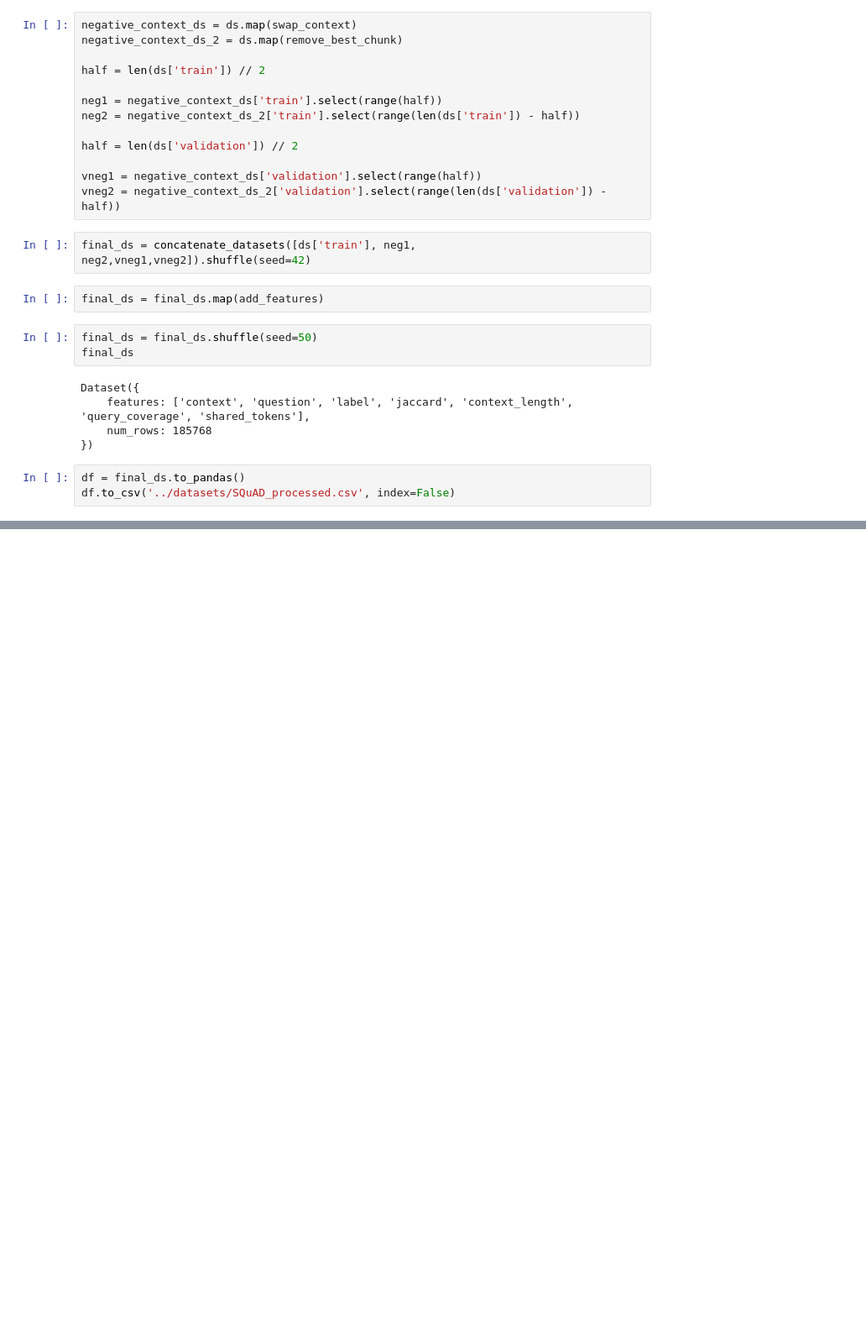
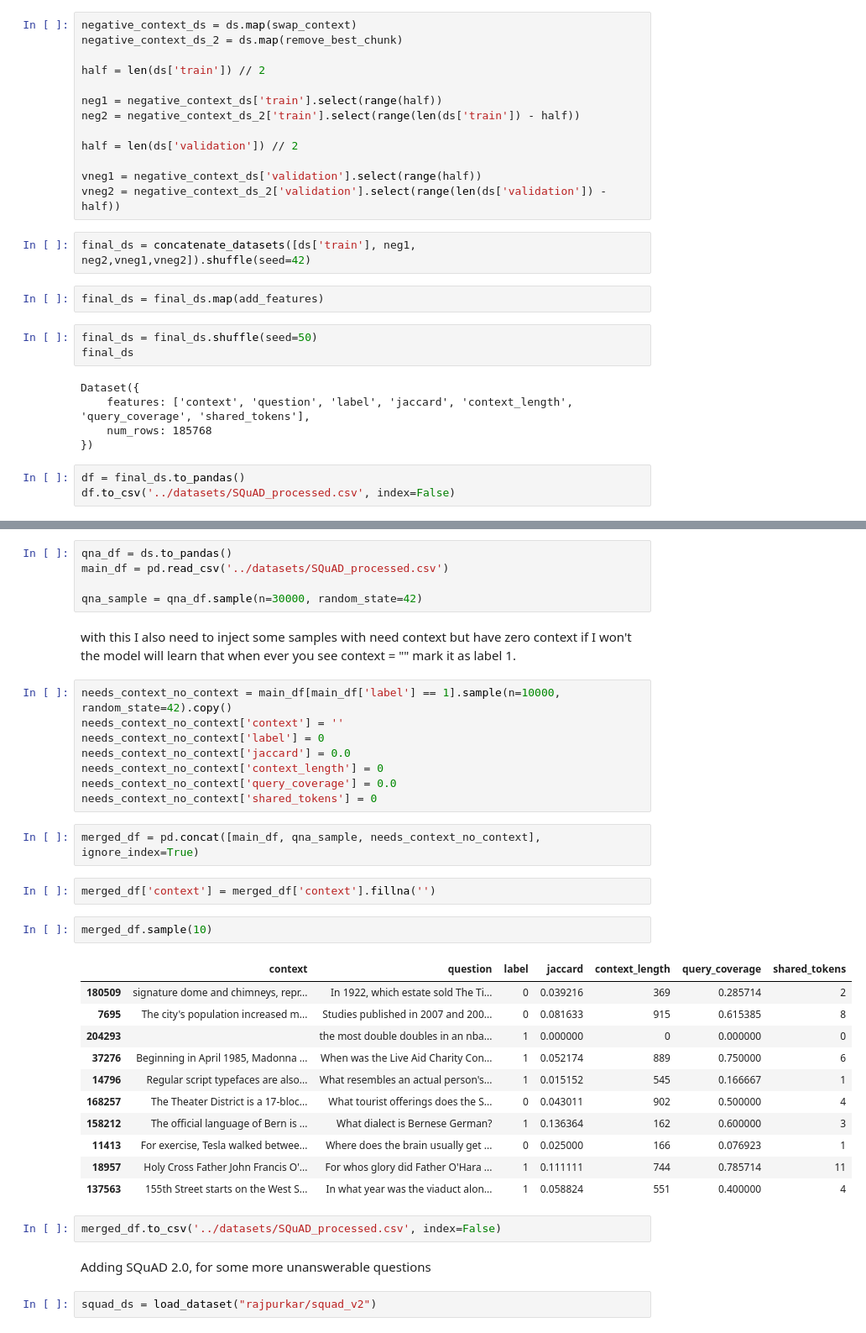
Before and after one commit to vallumadhu/Context-Valve, a Jupyter notebook: data_preprocessing/data.ipynb, the cells around one changed output, grey strips where cells are left out. Shown at 84% size. Cells and saved outputs as stored; diff of their text form; blank space fills up the shorter version.

Commit message:
expand dataset with NaturalQA + SQuAD2.0 for edge cases

```diff
--- a/data_preprocessing/data.ipynb
+++ b/data_preprocessing/data.ipynb
@@ -164,0 +197,39 @@ df.sample(5)
+# %%
+qna_df = ds.to_pandas()
+main_df = pd.read_csv('../datasets/SQuAD_processed.csv')
+
+qna_sample = qna_df.sample(n=30000, random_state=42)
+# %% [markdown]
+with this I also need to inject some samples with need context but have zero context if I won't the model will learn that when ever you see context = "" mark it as label 1.
+# %%
+needs_context_no_context = main_df[main_df['label'] == 1].sample(n=10000, random_state=42).copy()
+needs_context_no_context['context'] = ''
+needs_context_no_context['label'] = 0
+needs_context_no_context['jaccard'] = 0.0
+needs_context_no_context['context_length'] = 0
+needs_context_no_context['query_coverage'] = 0.0
+needs_context_no_context['shared_tokens'] = 0
+# %%
+merged_df = pd.concat([main_df, qna_sample, needs_context_no_context], ignore_index=True)
+# %%
+merged_df['context'] = merged_df['context'].fillna('')
+# %%
+merged_df.sample(10)
+# %% [output]
+|  | context | question | label | jaccard | context_length | query_coverage | shared_tokens |
+| 180509 | signature dome and chimneys, repr... | In 1922, which estate sold The Ti... | 0 | 0.039216 | 369 | 0.285714 | 2 |
+| 7695 | The city's population increased m... | Studies published in 2007 and 200... | 0 | 0.081633 | 915 | 0.615385 | 8 |
+| 204293 |  | the most double doubles in an nba... | 1 | 0.000000 | 0 | 0.000000 | 0 |
+| 37276 | Beginning in April 1985, Madonna ... | When was the Live Aid Charity Con... | 1 | 0.052174 | 889 | 0.750000 | 6 |
+| 14796 | Regular script typefaces are also... | What resembles an actual person's... | 1 | 0.015152 | 545 | 0.166667 | 1 |
+| 168257 | The Theater District is a 17-bloc... | What tourist offerings does the S... | 0 | 0.043011 | 902 | 0.500000 | 4 |
+| 158212 | The official language of Bern is ... | What dialect is Bernese German? | 1 | 0.136364 | 162 | 0.600000 | 3 |
+| 11413 | For exercise, Tesla walked betwee... | Where does the brain usually get ... | 0 | 0.025000 | 166 | 0.076923 | 1 |
+| 18957 | Holy Cross Father John Francis O'... | For whos glory did Father O'Hara ... | 1 | 0.111111 | 744 | 0.785714 | 11 |
+| 137563 | 155th Street starts on the West S... | In what year was the viaduct alon... | 1 | 0.058824 | 551 | 0.400000 | 4 |
+# %%
+merged_df.to_csv('../datasets/SQuAD_processed.csv', index=False)
+# %% [markdown]
+Adding SQuAD 2.0, for some more unanswerable questions
+# %%
+squad_ds = load_dataset("rajpurkar/squad_v2")
```
Also changed, not shown: parts of 17 cells of this notebook.
